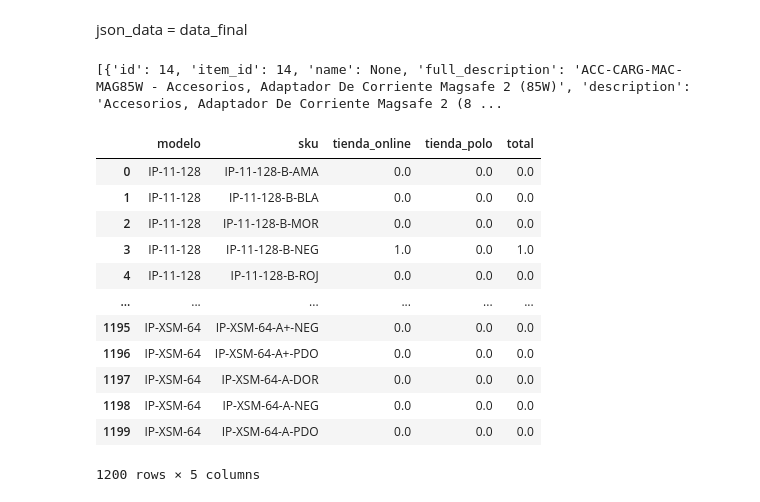
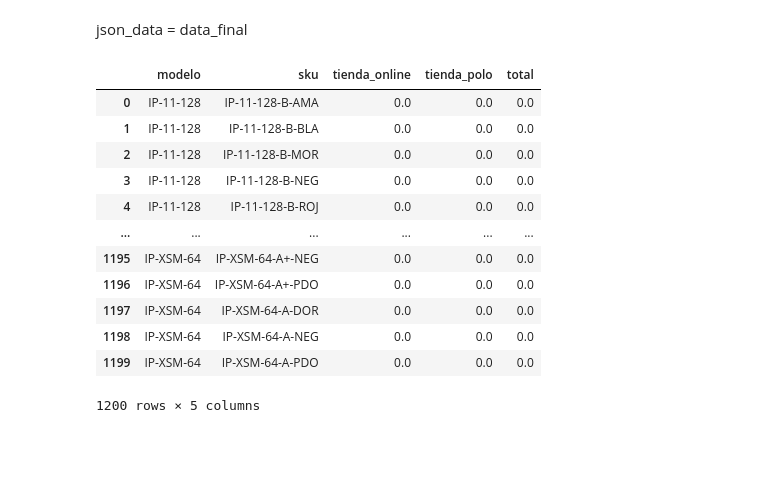
Before and after one commit to BryhanS/woocommerce-order, a Jupyter notebook: control-erp.ipynb, the cells around one changed output. Cells and saved outputs as stored; diff of their text form; code cells hidden in the pictures; blank space fills up the shorter version.

```diff
--- a/control-erp.ipynb
+++ b/control-erp.ipynb
@@ -35,9 +35,5 @@ API Data: {'success': True, 'data': {'items': [{'id': 14, 'item_id': 14, 'name':
 # %% [markdown]
 json_data = data_final
-# %%
-print(data_final['data']['items'])
-# %% [output]
-[{'id': 14, 'item_id': 14, 'name': None, 'full_description': 'ACC-CARG-MAC-MAG85W - Accesorios, Adaptador De Corriente Magsafe 2 (85W)', 'description': 'Accesorios, Adaptador De Corriente Magsafe 2 (8 ...
 # %%
 rows = []
 for items in data_final['data']['items']:
@@ -57,16 +53,15 @@ for items in data_final['data']['items']:
         online = float(items['warehouses'][1]['stock'])
         polo = float(items['warehouses'][2]['stock'])
         total = online + polo
-        rows.append([modelo,ri,polo,online,total])
+        rows.append([modelo,ri,online,polo,total])
 # %%
 df = pd.DataFrame(rows, columns=["modelo", "sku", "tienda_online", "tienda_polo","total"])
-df
 # %% [output]
 |  | modelo | sku | tienda_online | tienda_polo | total |
 | 0 | IP-11-128 | IP-11-128-B-AMA | 0.0 | 0.0 | 0.0 |
 | 1 | IP-11-128 | IP-11-128-B-BLA | 0.0 | 0.0 | 0.0 |
 | 2 | IP-11-128 | IP-11-128-B-MOR | 0.0 | 0.0 | 0.0 |
-| 3 | IP-11-128 | IP-11-128-B-NEG | 1.0 | 0.0 | 1.0 |
+| 3 | IP-11-128 | IP-11-128-B-NEG | 0.0 | 0.0 | 0.0 |
 | 4 | IP-11-128 | IP-11-128-B-ROJ | 0.0 | 0.0 | 0.0 |
 | ... | ... | ... | ... | ... | ... |
 | 1195 | IP-XSM-64 | IP-XSM-64-A+-NEG | 0.0 | 0.0 | 0.0 |
```
Also changed, not shown: parts of 1 cell of this notebook, 4 other files.
